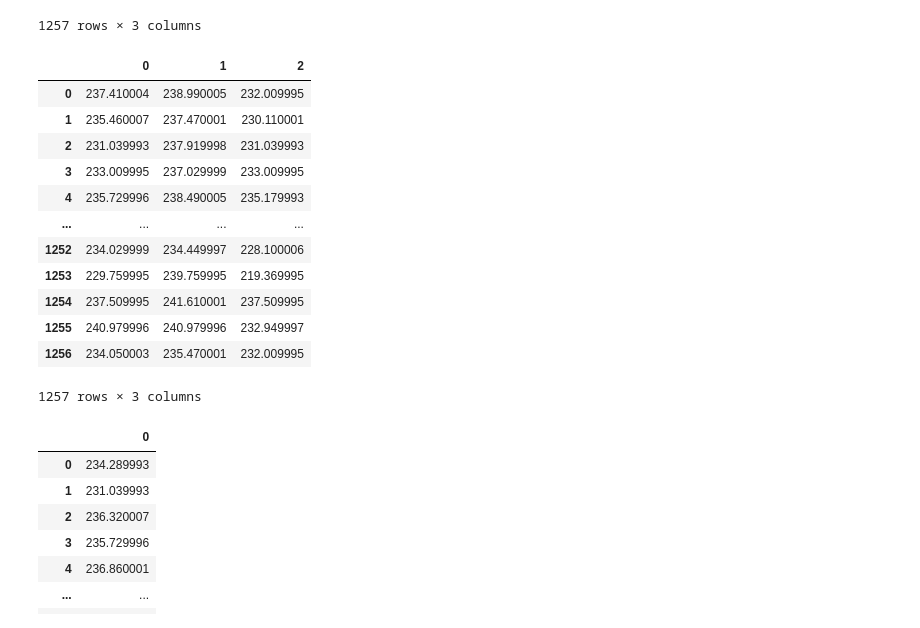
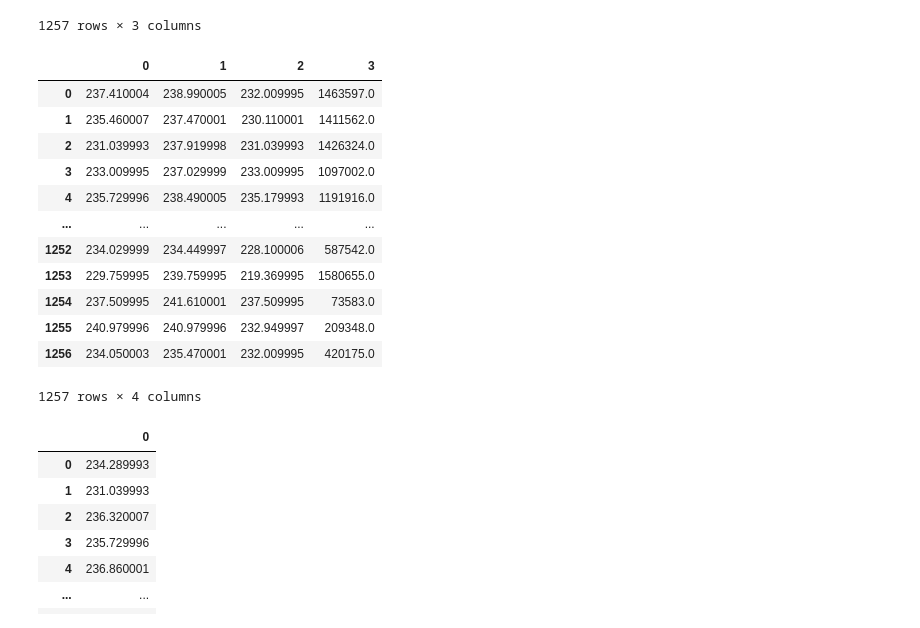
Before and after one commit to OsvaldoIG/MineriaDatos, a Jupyter notebook: P13/P13_OIG.ipynb, the cells around one changed output. Drawn from its saved outputs; the diff is of its cells as text; code cells hidden in the pictures.

```diff
--- a/P13/P13_OIG.ipynb
+++ b/P13/P13_OIG.ipynb
@@ -184,23 +186,23 @@ pd.DataFrame(X)
 # %%
 XVol = np.array(MDatosVol[['Open',
                      'High',
                      'Low',
                      'Volume']])
-pd.DataFrame(X)
+pd.DataFrame(XVol)
 # %% [output]
-|  | 0 | 1 | 2 |
-| 0 | 237.410004 | 238.990005 | 232.009995 |
-| 1 | 235.460007 | 237.470001 | 230.110001 |
-| 2 | 231.039993 | 237.919998 | 231.039993 |
-| 3 | 233.009995 | 237.029999 | 233.009995 |
-| 4 | 235.729996 | 238.490005 | 235.179993 |
-| ... | ... | ... | ... |
-| 1252 | 234.029999 | 234.449997 | 228.100006 |
-| 1253 | 229.759995 | 239.759995 | 219.369995 |
-| 1254 | 237.509995 | 241.610001 | 237.509995 |
-| 1255 | 240.979996 | 240.979996 | 232.949997 |
-| 1256 | 234.050003 | 235.470001 | 232.009995 |
+|  | 0 | 1 | 2 | 3 |
+| 0 | 237.410004 | 238.990005 | 232.009995 | 1463597.0 |
+| 1 | 235.460007 | 237.470001 | 230.110001 | 1411562.0 |
+| 2 | 231.039993 | 237.919998 | 231.039993 | 1426324.0 |
+| 3 | 233.009995 | 237.029999 | 233.009995 | 1097002.0 |
+| 4 | 235.729996 | 238.490005 | 235.179993 | 1191916.0 |
+| ... | ... | ... | ... | ... |
+| 1252 | 234.029999 | 234.449997 | 228.100006 | 587542.0 |
+| 1253 | 229.759995 | 239.759995 | 219.369995 | 1580655.0 |
+| 1254 | 237.509995 | 241.610001 | 237.509995 | 73583.0 |
+| 1255 | 240.979996 | 240.979996 | 232.949997 | 209348.0 |
+| 1256 | 234.050003 | 235.470001 | 232.009995 | 420175.0 |
-1257 rows × 3 columns
+1257 rows × 4 columns
 # %%
 Y = np.array(MDatos[['Close']])
 pd.DataFrame(Y)
```
Also changed, not shown: parts of 8 cells of this notebook.
